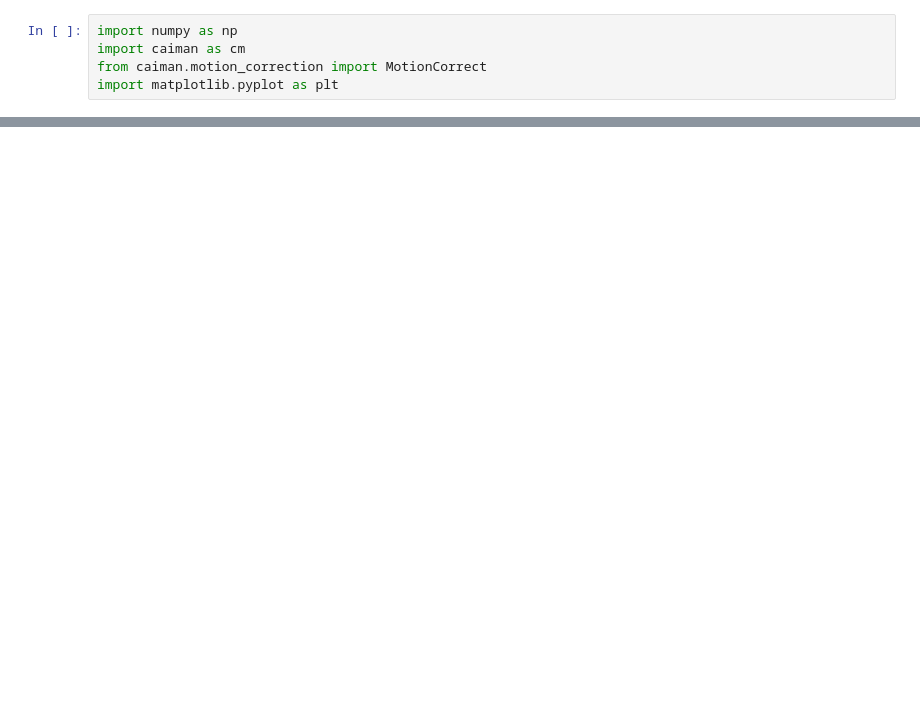
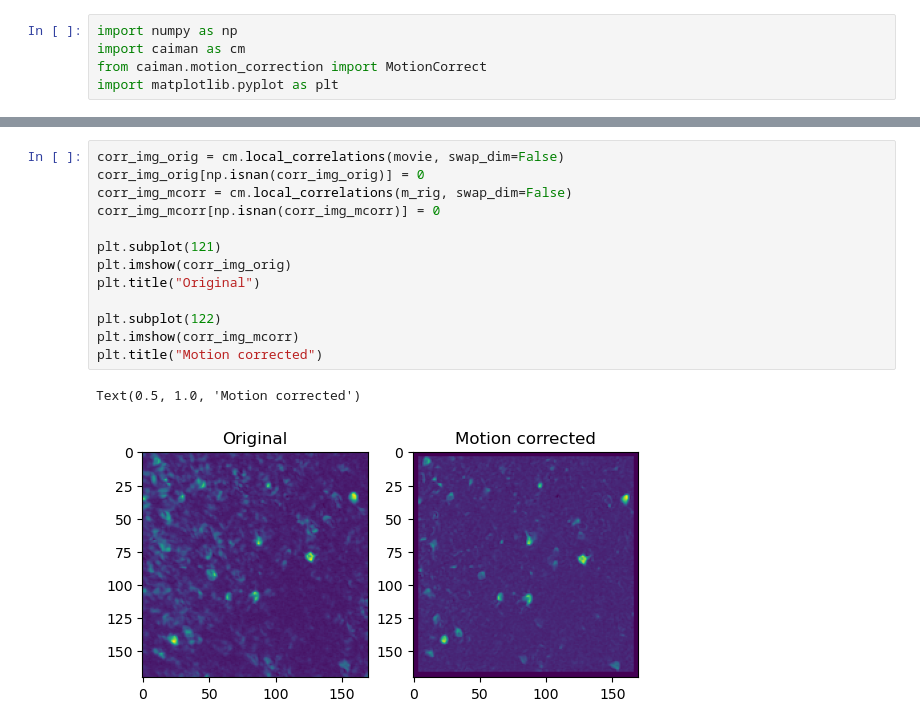
Before and after one commit to ibehave-ibots/Intro-To-Calcium-Imaging-Analysis, a Jupyter notebook: data_exploration/Caiman Motion Correction.ipynb, the cells around one changed output, grey strips where cells are left out. Saved outputs shown, nothing was run; the diff lists cells and outputs as text; blank space fills up the shorter version.

```diff
--- a/data_exploration/Caiman Motion Correction.ipynb
+++ b/data_exploration/Caiman Motion Correction.ipynb
@@ -15,3 +35,19 @@ m_rig.play()
+# %%
+corr_img_orig = cm.local_correlations(movie, swap_dim=False)
+corr_img_orig[np.isnan(corr_img_orig)] = 0
+corr_img_mcorr = cm.local_correlations(m_rig, swap_dim=False)
+corr_img_mcorr[np.isnan(corr_img_mcorr)] = 0
+
+plt.subplot(121)
+plt.imshow(corr_img_orig)
+plt.title("Original")
+
+plt.subplot(122)
+plt.imshow(corr_img_mcorr)
+plt.title("Motion corrected")
+# %% [output]
+Text(0.5, 1.0, 'Motion corrected')
+[figure, added]
 # %%
 #%% plot rigid shifts
 plt.close()
```
Also changed, not shown: parts of 19 cells of this notebook, 1 other file.
